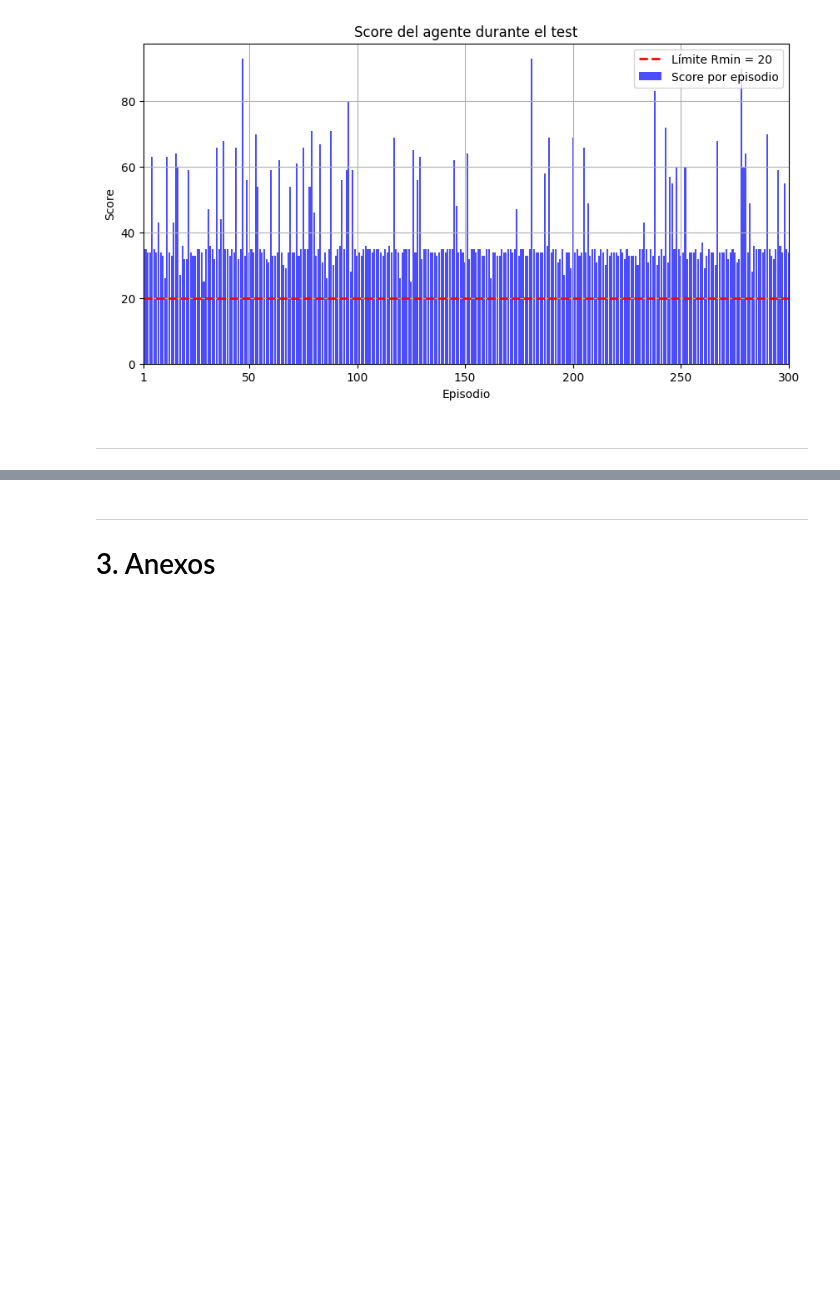
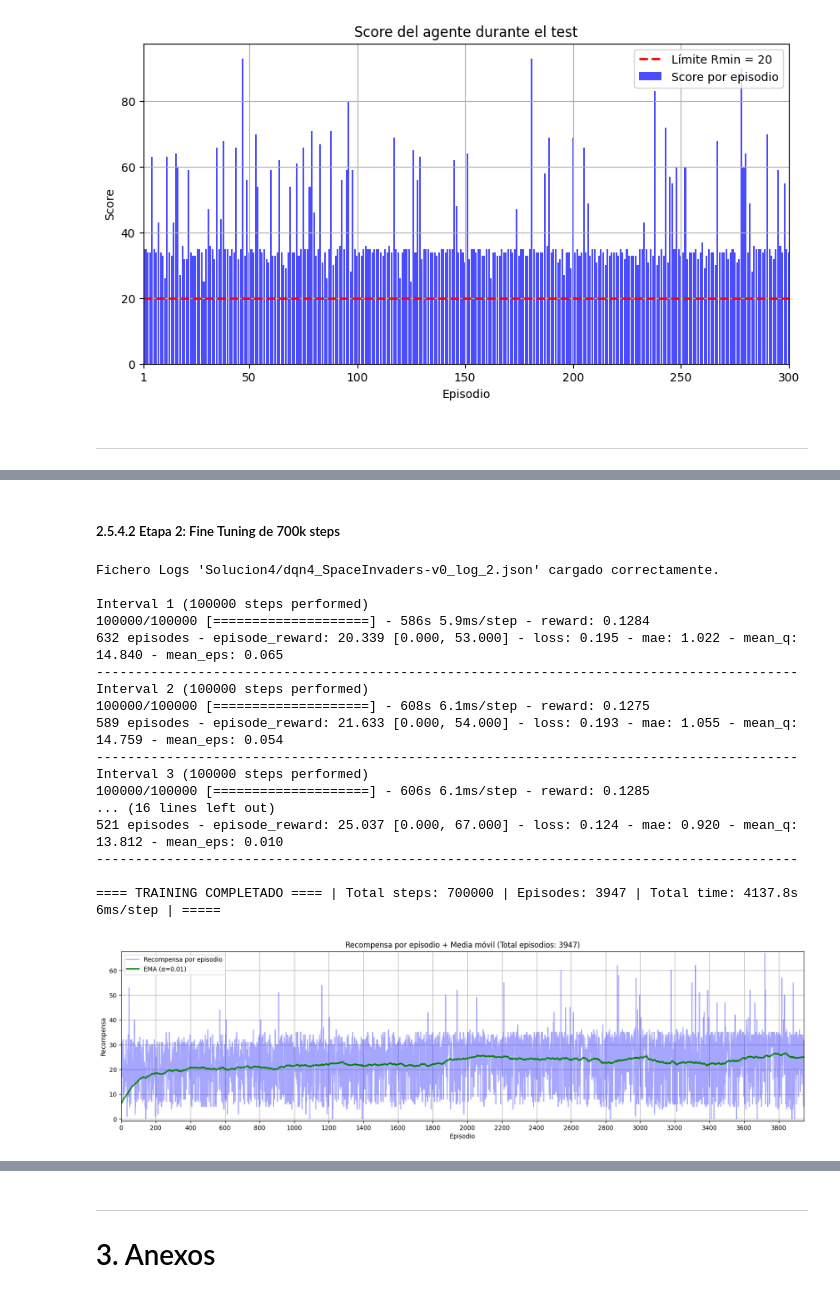
Before and after one commit to peremarc/spaceInvaders-v0, a Jupyter notebook: 08MIAR_Proyecto_Programacion_G21.ipynb, the cells around one changed output, grey strips where cells are left out. Cells and saved outputs as stored; diff of their text form; code cells hidden in the pictures; blank space fills up the shorter version.

```diff
--- a/08MIAR_Proyecto_Programacion_G21.ipynb
+++ b/08MIAR_Proyecto_Programacion_G21.ipynb
@@ -1227,0 +1633,46 @@ Resultados:
+# %% [markdown]
+##### 2.5.4.2 Etapa 2: Fine Tuning de 700k steps
+# %%
+# Fijamos steps.
+n_tr = 2
+Training_Steps = 700000
+decay_steps = int(Training_Steps*0.80)
+
+# Reducimos learning rate para fine‑tuning
+LearningRate = 0.000015
+optimizer = optim.Adam(current_model.parameters(), lr=LearningRate)
+
+# Actualizamos estrategia agente
+# Continuamos ligeramente por encima del epsilon final de la etapa anterior y bajamos a 0.01 con el 75% de los steps.
+# El 25% final el epsilon sera muy bajo para entrenar practicamente determinista.
+
+agent.eps_start= 0.07              # Continua un poco por encima de la etapa anterior
+agent.eps_final= 0.01              # termina casi determinista (1% aleatorio)
+agent.eps_decay= decay_steps
+
+agent.epsilon = agent.eps_start   # Reiniciamos epsilon
+
+# Aumentamos el numero de pasos de actualizacion de la red para darle mas estabilidad.
+agent.target_model_update= 25000
+
+# llamada a funcion training para agente creado en PyTorch
+TrainDQNtorch(agent, replay_buffer, optimizer, Training_Steps, BuildDcnn, N_Solucion, n_tr)
+# %% [output]
+Fichero Logs 'Solucion4/dqn4_SpaceInvaders-v0_log_2.json' cargado correctamente.
+
+Interval 1 (100000 steps performed)
+100000/100000 [====================] - 586s 5.9ms/step - reward: 0.1284
+632 episodes - episode_reward: 20.339 [0.000, 53.000] - loss: 0.195 - mae: 1.022 - mean_q: 14.840 - mean_eps: 0.065
+------------------------------------------------------------------------------------------
+Interval 2 (100000 steps performed)
+100000/100000 [====================] - 608s 6.1ms/step - reward: 0.1275
+589 episodes - episode_reward: 21.633 [0.000, 54.000] - loss: 0.193 - mae: 1.055 - mean_q: 14.759 - mean_eps: 0.054
+------------------------------------------------------------------------------------------
+Interval 3 (100000 steps performed)
+100000/100000 [====================] - 606s 6.1ms/step - reward: 0.1285
+... (16 lines left out)
+521 episodes - episode_reward: 25.037 [0.000, 67.000] - loss: 0.124 - mae: 0.920 - mean_q: 13.812 - mean_eps: 0.010
+------------------------------------------------------------------------------------------
+
+==== TRAINING COMPLETADO ==== | Total steps: 700000 | Episodes: 3947 | Total time: 4137.8s 6ms/step | =====
+[figure, added]
```
Also changed, not shown: parts of 49 cells of this notebook, 10 other files.
